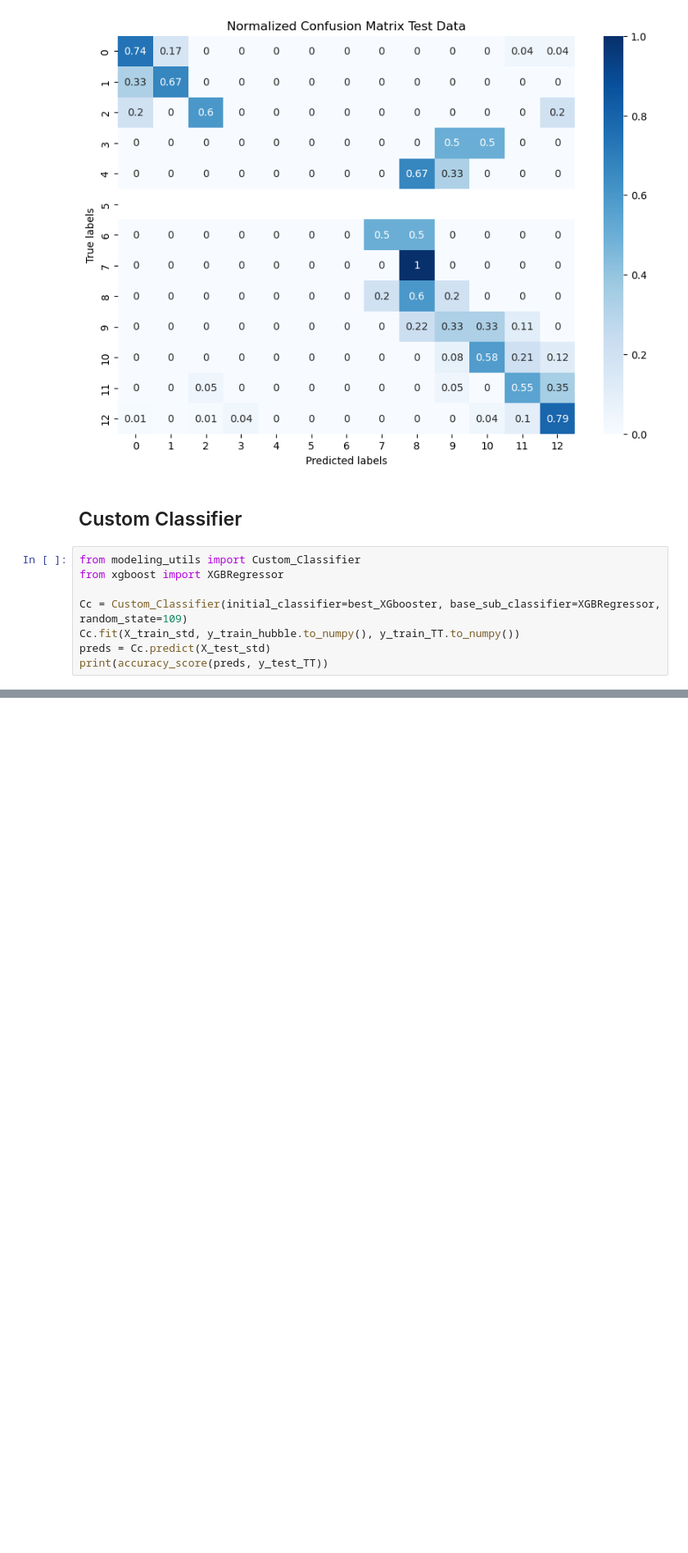
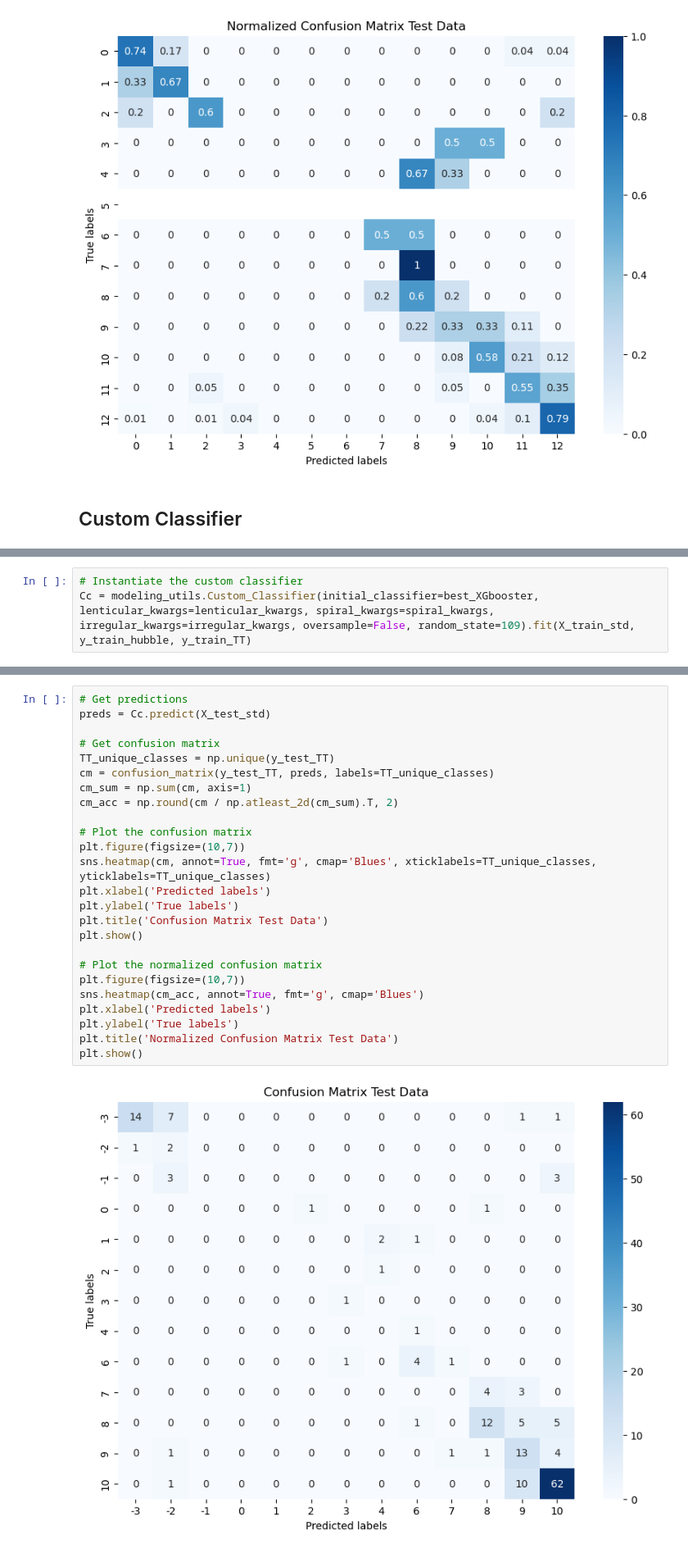
Before and after one commit to Adam-Boesky/Classifying_Galaxies, a Jupyter notebook: modeling/final-models.ipynb, the cells around one changed output, grey strips where cells are left out. Shown: that part at 82% size. Cells and saved outputs as stored; diff of their text form; blank space fills up the shorter version.

Commit message:
Done w modeling; going to work on writeup now

```diff
--- a/modeling/final-models.ipynb
+++ b/modeling/final-models.ipynb
@@ -668,11 +669,3 @@ plt.show()
 [figure]
 # %% [markdown]
 ## Custom Classifier
-# %%
-from modeling_utils import Custom_Classifier
-from xgboost import XGBRegressor
-
-Cc = Custom_Classifier(initial_classifier=best_XGbooster, base_sub_classifier=XGBRegressor, random_state=109)
-Cc.fit(X_train_std, y_train_hubble.to_numpy(), y_train_TT.to_numpy())
-preds = Cc.predict(X_test_std)
-print(accuracy_score(preds, y_test_TT))
@@ -678,0 +737,3 @@ print(accuracy_score(preds, y_test_TT))
+# %%
+# Instantiate the custom classifier
+Cc = modeling_utils.Custom_Classifier(initial_classifier=best_XGbooster, lenticular_kwargs=lenticular_kwargs, spiral_kwargs=spiral_kwargs, irregular_kwargs=irregular_kwargs, oversample=False, random_state=109).fit(X_train_std, y_train_hubble, y_train_TT)
@@ -678,0 +744,27 @@ print(accuracy_score(preds, y_test_TT))
+# %%
+# Get predictions
+preds = Cc.predict(X_test_std)
+
+# Get confusion matrix
+TT_unique_classes = np.unique(y_test_TT)
+cm = confusion_matrix(y_test_TT, preds, labels=TT_unique_classes)
+cm_sum = np.sum(cm, axis=1)
+cm_acc = np.round(cm / np.atleast_2d(cm_sum).T, 2)
+
+# Plot the confusion matrix
+plt.figure(figsize=(10,7))
+sns.heatmap(cm, annot=True, fmt='g', cmap='Blues', xticklabels=TT_unique_classes, yticklabels=TT_unique_classes)
+plt.xlabel('Predicted labels')
+plt.ylabel('True labels')
+plt.title('Confusion Matrix Test Data')
+plt.show()
+
+# Plot the normalized confusion matrix
+plt.figure(figsize=(10,7))
+sns.heatmap(cm_acc, annot=True, fmt='g', cmap='Blues')
+plt.xlabel('Predicted labels')
+plt.ylabel('True labels')
+plt.title('Normalized Confusion Matrix Test Data')
+plt.show()
+# %% [output]
+[figure, added]
```
Also changed, not shown: parts of 9 cells of this notebook, 1 other file.
